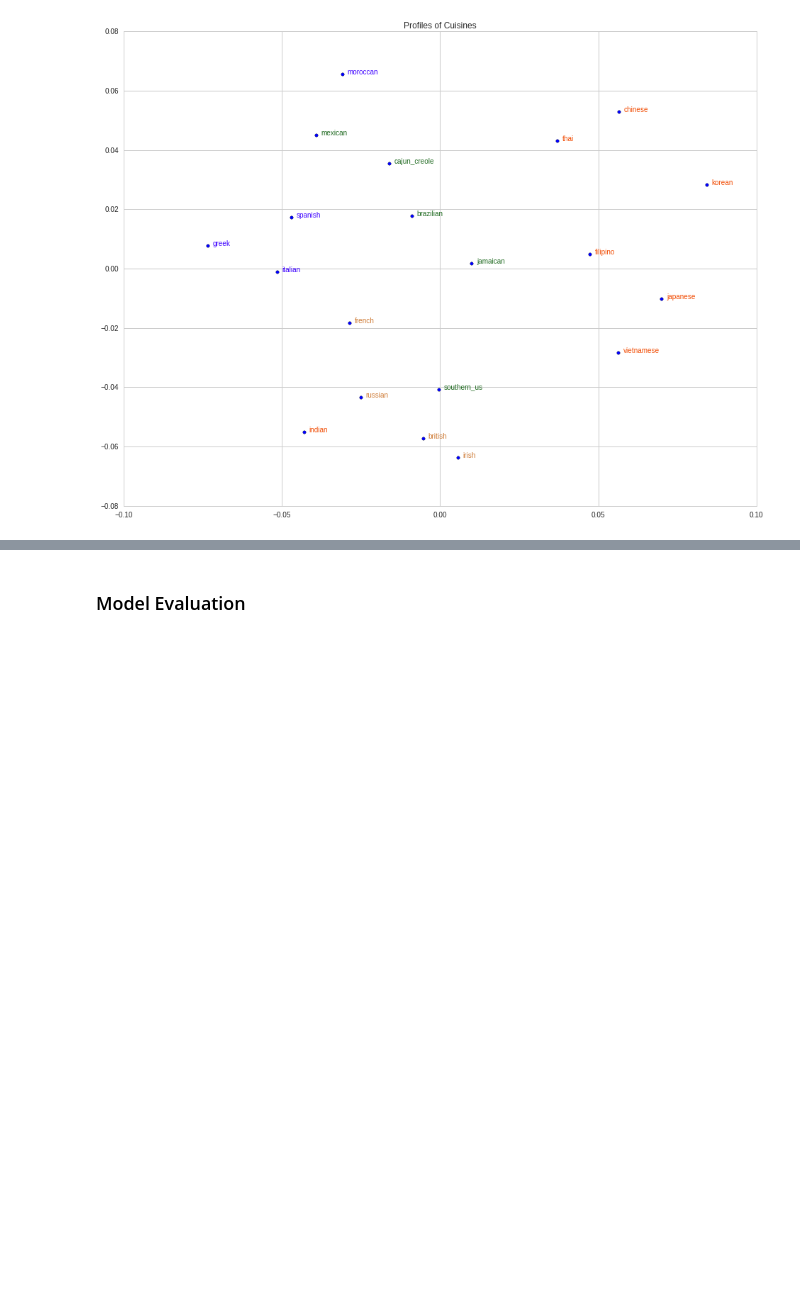
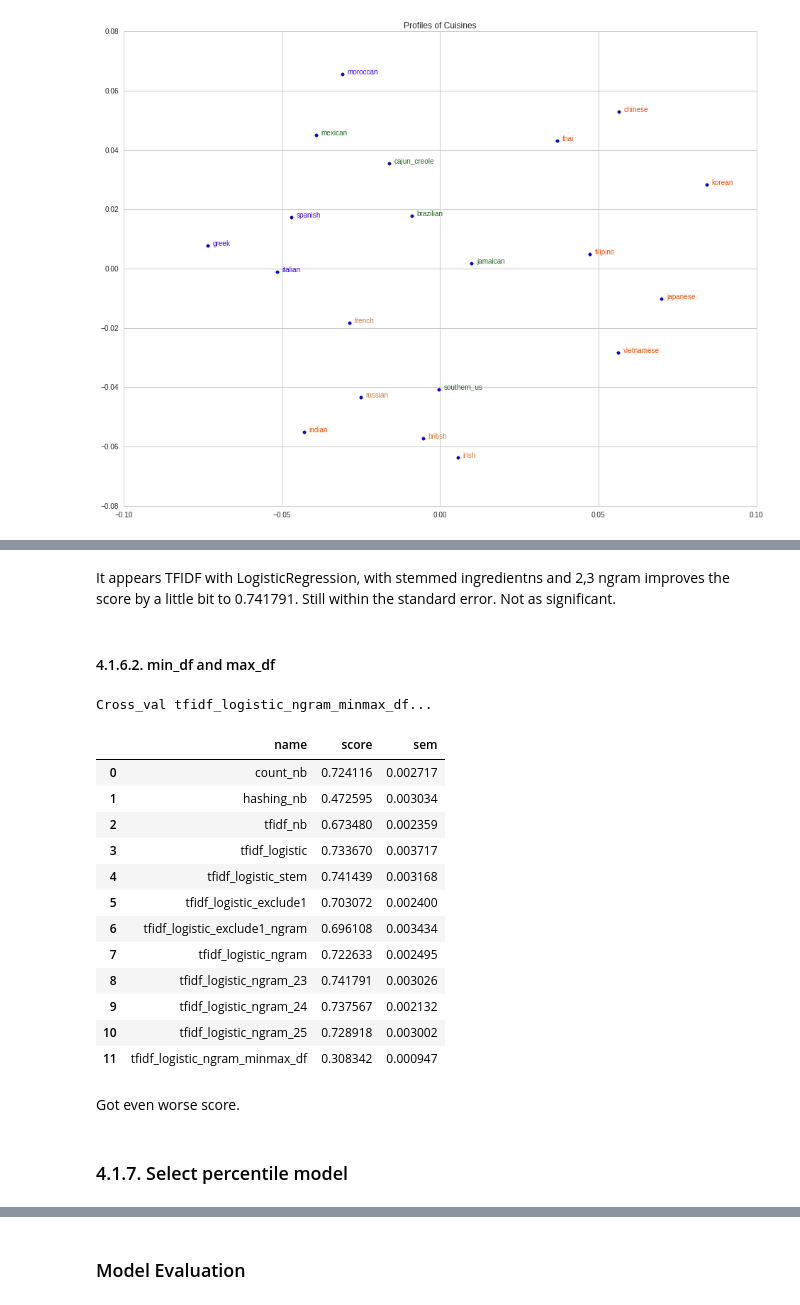
Before and after one commit to bluegrapes/DAT8Coursework, a Jupyter notebook: project2/code/README.ipynb, the cells around one changed output, grey strips where cells are left out. Saved outputs shown, nothing was run; the diff lists cells and outputs as text; code cells hidden in the pictures; blank space fills up the shorter version.

```diff
--- a/project2/code/README.ipynb
+++ b/project2/code/README.ipynb
@@ -492,0 +502,13 @@ clf_5.score(X, y)
+# %%
+# evaluate stem with ngram
+X = df['ingredients_stem'] # resetting predictor to stemmed ingredients
+models = [
+    ('tfidf_logistic_ngram',
+        Pipeline([('vect', TfidfVectorizer(strip_accents='unicode', ngram_range=(2,6))),
+                  ('clf', LogisticRegression(C=1e9))
+                 ])
+    ),
+]
+predStemGram = cross_val_models(models, X, y, 5)
+predDf = predDf.append(predStemGram, ignore_index=True)
+predDf
@@ -492,0 +528,14 @@ clf_5.score(X, y)
+# %%
+# evaluating various ngram range
+ranges = [(2,3), (2,4), (2,5)]
+models = []
+for rng in ranges:
+    models.append(('tfidf_logistic_ngram_%d%d' % (rng[0], rng[1]),
+        Pipeline([('vect', TfidfVectorizer(strip_accents='unicode', ngram_range=rng)),
+                  ('clf', LogisticRegression(C=1e9))
+                 ])
+    ))
+# cross-validate them
+pd = cross_val_models(models, X, y, 5)
+predDf = predDf.append(pd)
+predDf
@@ -492,0 +558,35 @@ clf_5.score(X, y)
+# %% [markdown]
+It appears TFIDF with LogisticRegression, with stemmed ingredientns and 2,3 ngram improves the score by a little bit to 0.741791.  Still within the standard error.  Not as significant.
+# %% [markdown]
+#### 4.1.6.2. min_df and max_df
+# %%
+# let's try 0.1 min_df, and 0.9 max_df
+models = [
+    ('tfidf_logistic_ngram_minmax_df',
+        Pipeline([('vect', TfidfVectorizer(strip_accents='unicode', ngram_range=(2,6), min_df=0.1, max_df=0.9)),
+                  ('clf', LogisticRegression(C=1e9))
+                 ])
+    ),
+]
+predMinMaxDf = cross_val_models(models, X, y, 5)
+predDf = predDf.append(predMinMaxDf, ignore_index=True)
+predDf
+# %% [output]
+Cross_val tfidf_logistic_ngram_minmax_df...
+|  | name | score | sem |
+| 0 | count_nb | 0.724116 | 0.002717 |
+| 1 | hashing_nb | 0.472595 | 0.003034 |
+| 2 | tfidf_nb | 0.673480 | 0.002359 |
+| 3 | tfidf_logistic | 0.733670 | 0.003717 |
+| 4 | tfidf_logistic_stem | 0.741439 | 0.003168 |
+| 5 | tfidf_logistic_exclude1 | 0.703072 | 0.002400 |
+| 6 | tfidf_logistic_exclude1_ngram | 0.696108 | 0.003434 |
+| 7 | tfidf_logistic_ngram | 0.722633 | 0.002495 |
+| 8 | tfidf_logistic_ngram_23 | 0.741791 | 0.003026 |
+| 9 | tfidf_logistic_ngram_24 | 0.737567 | 0.002132 |
+| 10 | tfidf_logistic_ngram_25 | 0.728918 | 0.003002 |
+| 11 | tfidf_logistic_ngram_minmax_df | 0.308342 | 0.000947 |
+# %% [markdown]
+Got even worse score.
+# %% [markdown]
+### 4.1.7. Select percentile model
```
Also changed, not shown: parts of 56 cells of this notebook, 2 other files.
